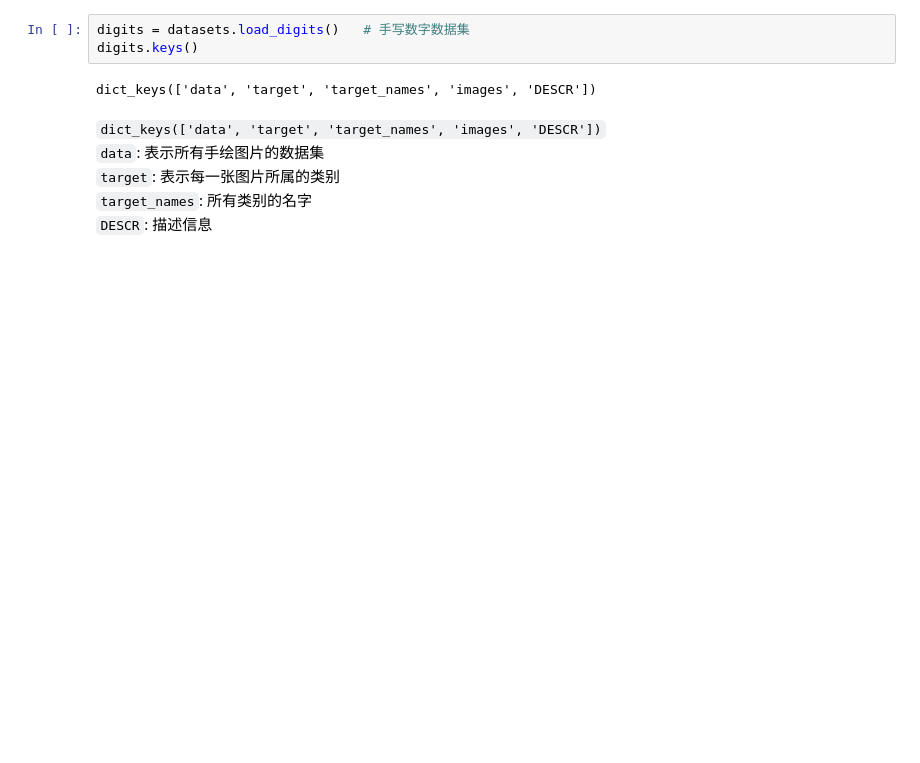
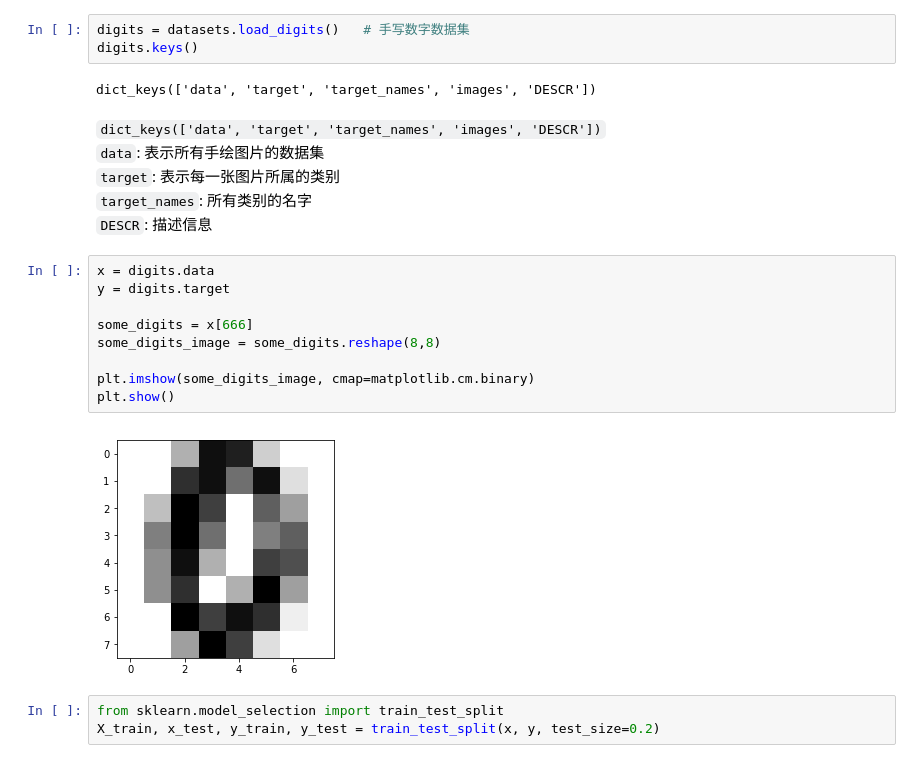
Before and after one commit to JinNiuMengMeng/deep_learn, a Jupyter notebook: TensorFlow/慕课/第四章-最基础的分类算法-k近邻算法.ipynb, the cells around one changed output. Drawn from its saved outputs; the diff is of its cells as text; blank space fills up the shorter version.

```diff
--- a/TensorFlow/慕课/第四章-最基础的分类算法-k近邻算法.ipynb
+++ b/TensorFlow/慕课/第四章-最基础的分类算法-k近邻算法.ipynb
@@ -259,3 +284,17 @@ dict_keys(['data', 'target', 'target_names', 'images', 'DESCR'])
 `target`: 表示每一张图片所属的类别<br>
 `target_names`: 所有类别的名字<br>
 `DESCR`: 描述信息 <br>
+# %%
+x = digits.data
+y = digits.target
+
+some_digits = x[666]
+some_digits_image = some_digits.reshape(8,8)
+
+plt.imshow(some_digits_image, cmap=matplotlib.cm.binary)
+plt.show()
+# %% [output]
+[figure, added]
+# %%
+from sklearn.model_selection import train_test_split
+X_train, x_test, y_train, y_test = train_test_split(x, y, test_size=0.2)
```
Also changed, not shown: parts of 47 cells of this notebook, 1 other file.
